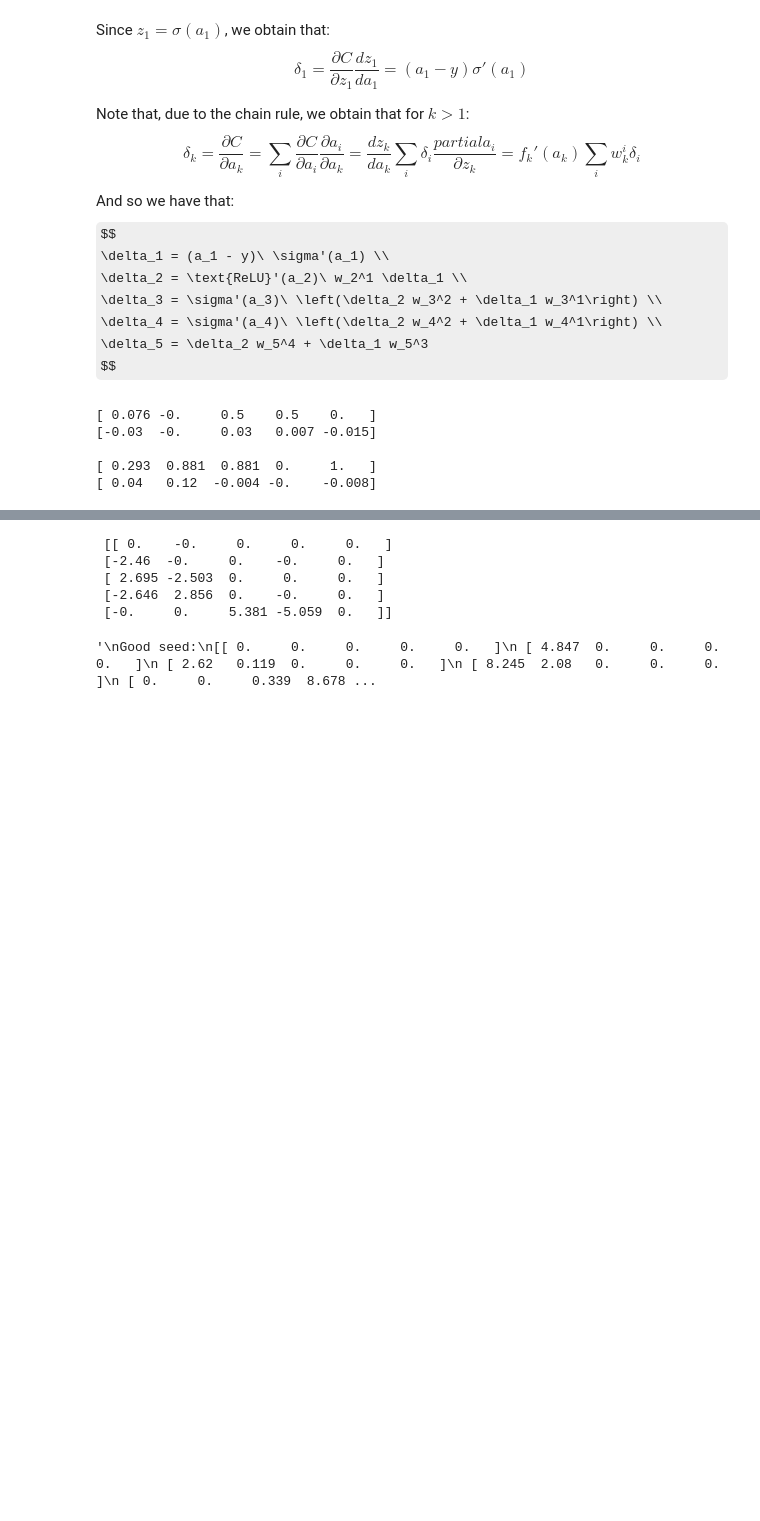
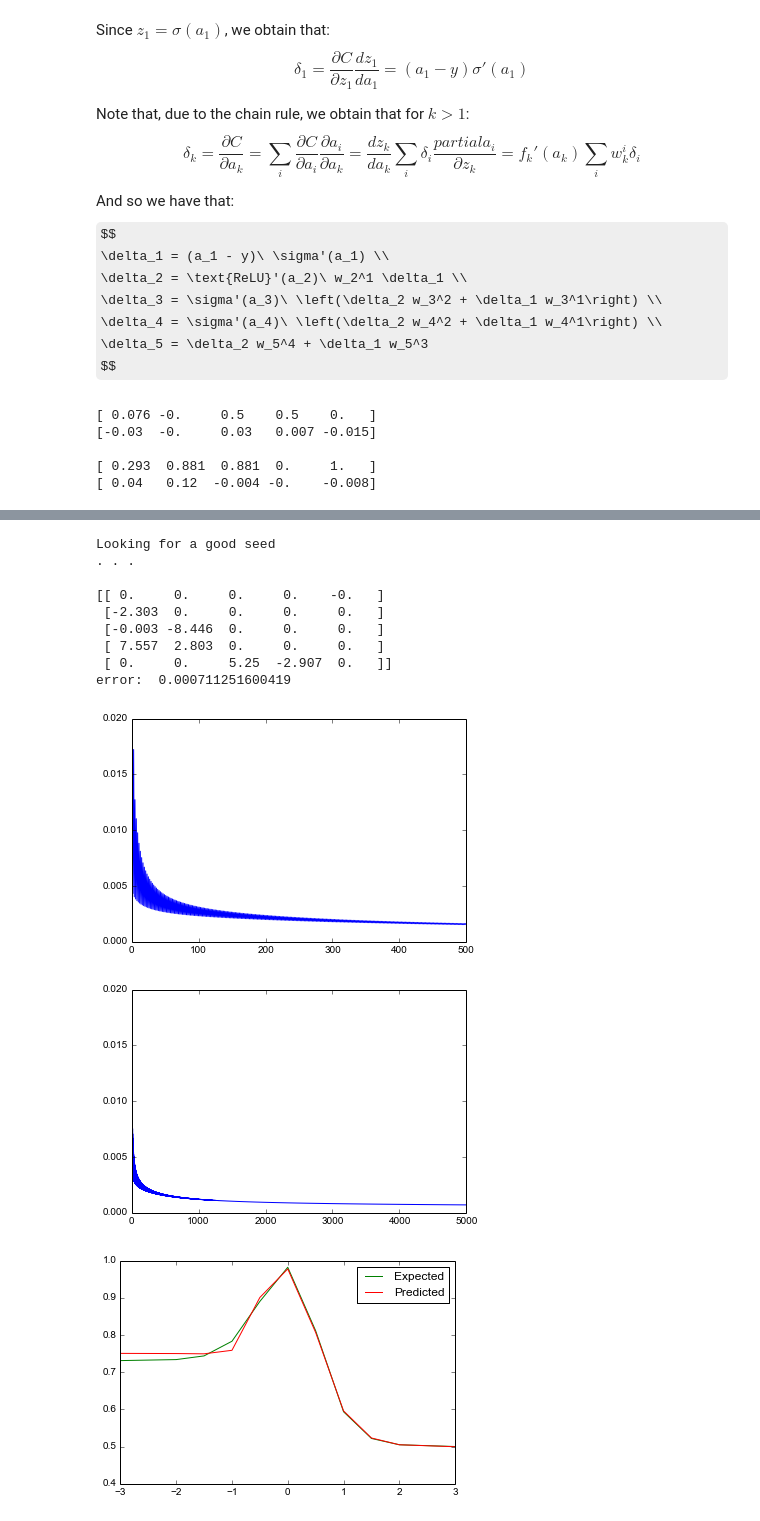
Before and after one commit to ehlemur-zz/ML2015II, a Jupyter notebook: ml-assign4-ehlesmesm.ipynb, the cells around one changed output, grey strips where cells are left out. Cells and saved outputs as stored; diff of their text form; code cells hidden in the pictures; some formulas as TeX source; blank space fills up the shorter version.

```diff
--- a/ml-assign4-ehlesmesm.ipynb
+++ b/ml-assign4-ehlesmesm.ipynb
@@ -208,35 +246,0 @@ error:  0.000484278653594
-# %%
-print W_trained
-# %% [output]
- [[ 0.    -0.     0.     0.     0.   ]
- [-2.46  -0.     0.    -0.     0.   ]
- [ 2.695 -2.503  0.     0.     0.   ]
- [-2.646  2.856  0.    -0.     0.   ]
- [-0.     0.     5.381 -5.059  0.   ]]
-# %%
-"""
-Good seeds:
-[[ 0.     0.     0.     0.     0.   ]
- [ 4.847  0.     0.     0.     0.   ]
- [ 2.62   0.119  0.     0.     0.   ]
- [ 8.245  2.08   0.     0.     0.   ]
- [ 0.     0.     0.339  8.678  0.   ]]
-[[ 0.     0.     0.     0.     0.   ]
- [-1.776  0.     0.     0.     0.   ]
- [ 0.333 -8.468  0.     0.     0.   ]
- [ 5.512  6.774  0.     0.     0.   ]
- [ 0.     0.     0.001 -3.629 -0.   ]]
-Best seed:
-[[ 0.     0.     0.     0.     0.   ]
- [-2.782  0.     0.     0.     0.   ]
- [ 7.486  2.321  0.     0.     0.   ]
- [-0.007 -2.534  0.     0.     0.   ]
- [ 0.     0.    -2.869  2.995  0.   ]]
-[[ 0.     0.     0.     0.     0.   ]
- [-1.08   0.     0.     0.     0.   ]
- [-0.011 -8.485  0.     0.     0.   ]
- [ 7.245  5.715  0.     0.     0.   ]
- [ 0.     0.     3.516 -2.808  0.   ]]
-"""
-# %% [output]
-'\nGood seed:\n[[ 0.     0.     0.     0.     0.   ]\n [ 4.847  0.     0.     0.     0.   ]\n [ 2.62   0.119  0.     0.     0.   ]\n [ 8.245  2.08   0.     0.     0.   ]\n [ 0.     0.     0.339  8.678 ...
@@ -243,3 +252,41 @@ Best seed:
+# %%
+print "Looking for a good seed"
+while True:
+    W0 = (20 * np.random.uniform(size=W_mask.shape) - 10) * W_mask
+    W_trained, errors = train_neural_network(W_mask, W0, xs, ys)
+
+    print ".",
+    if errors[-1] < .05:
+        print
+        break
+
+W_trained, errors = train_neural_network(W_mask, W0, xs, ys, 5000)
+predicted_ys = np.array([evaluate_neural_network(W_trained, x)[1][0]  for x in xs])
+
+print
+print W_trained
+print "error: ", errors[-1]
+plt.plot(np.arange(500), errors[:500])
+plt.show()
+plt.plot(np.arange(len(errors)), errors)
+plt.show()
+plt.plot(xs, ys, 'g-', label='Expected')
+plt.plot(xs, predicted_ys, 'r-', label='Predicted')
+plt.legend()
+plt.show()
+# %% [output]
+Looking for a good seed
+. . .
+
+[[ 0.     0.     0.     0.    -0.   ]
+ [-2.303  0.     0.     0.     0.   ]
+ [-0.003 -8.446  0.     0.     0.   ]
+ [ 7.557  2.803  0.     0.     0.   ]
+ [ 0.     0.     5.25  -2.907  0.   ]]
+error:  0.000711251600419
+[figure, added]
+[figure, added]
+[figure, added]
 # %%
 plt.plot(np.arange(500), errors[:500])
 plt.show()
```
Also changed, not shown: parts of 11 cells of this notebook.
